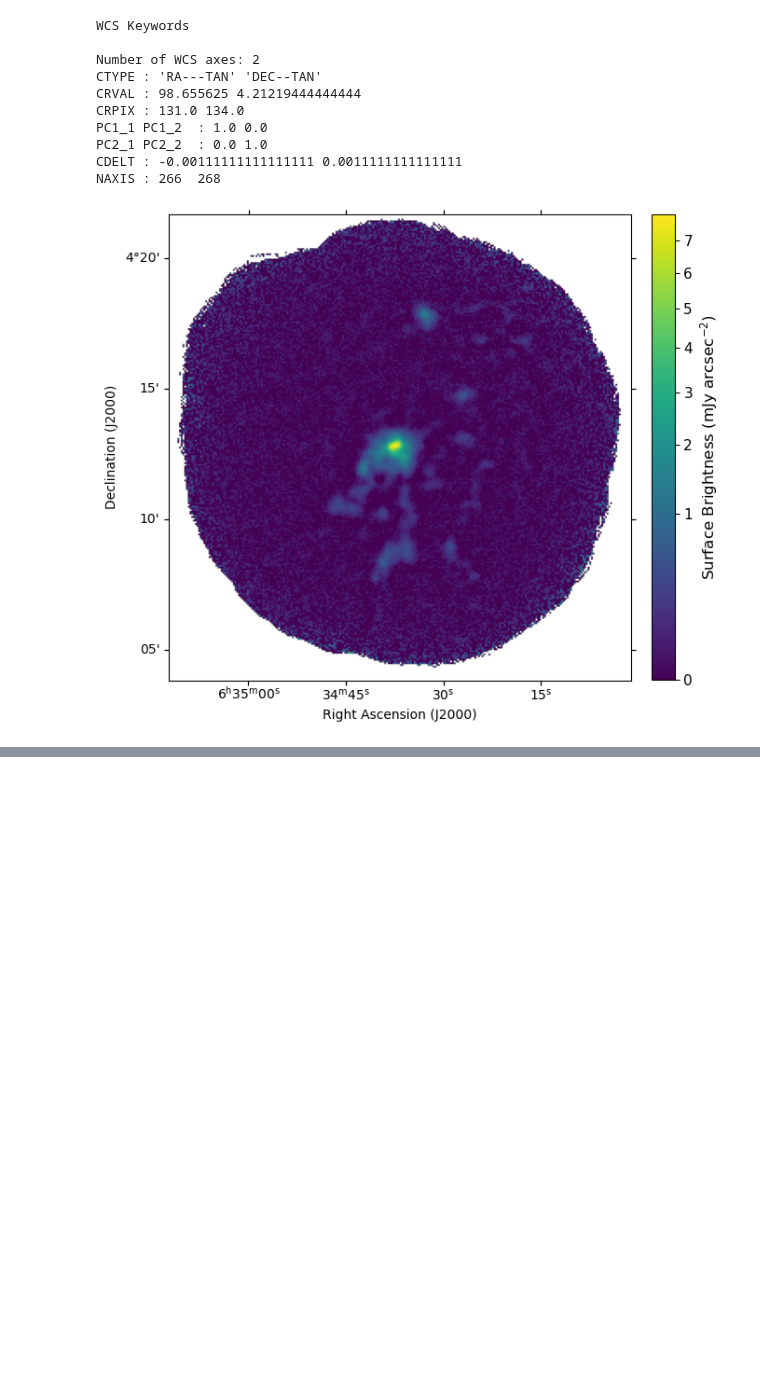
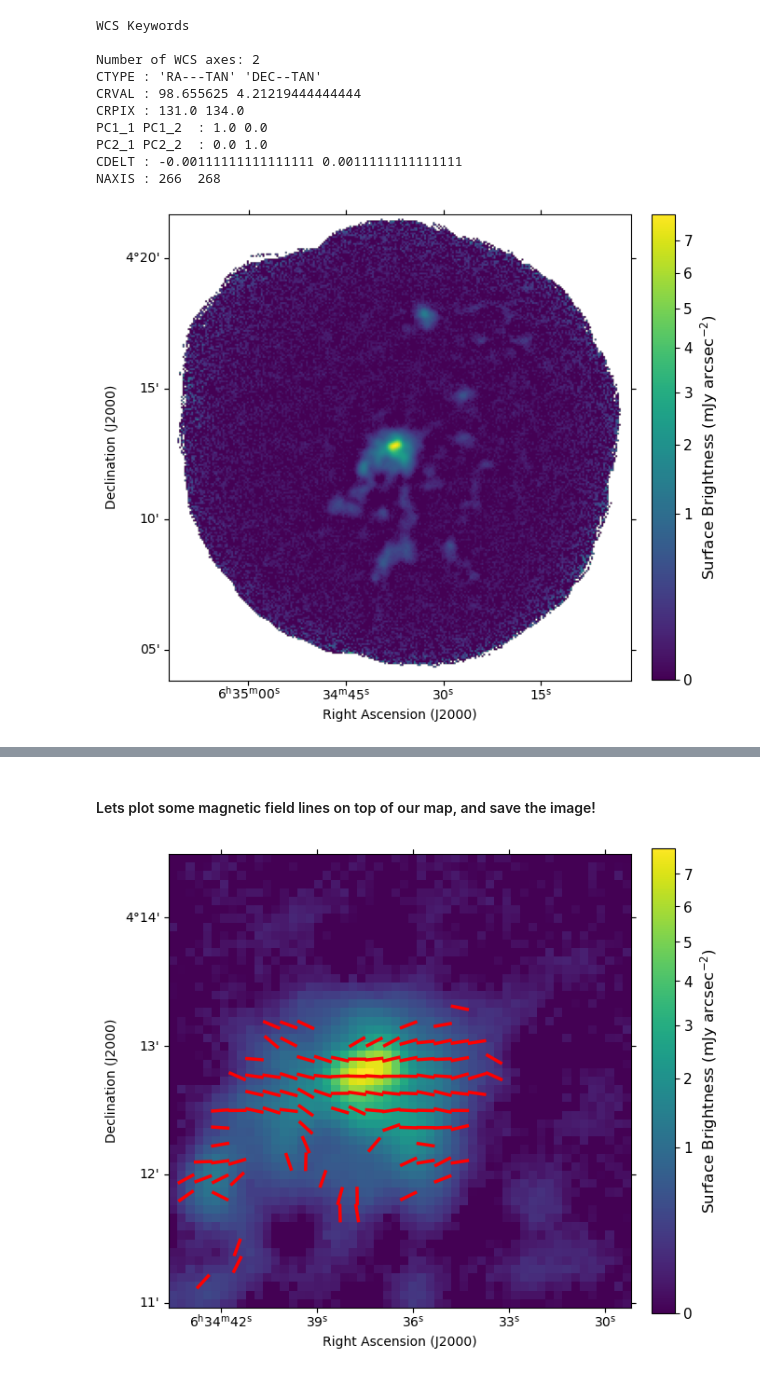
Before and after one commit to ben-wakefield-25/orbyts-repo, a Jupyter notebook: CODE/Test Code/PA.ipynb, the cells around one changed output, grey strips where cells are left out. Cells and saved outputs as stored; diff of their text form; code cells hidden in the pictures; blank space fills up the shorter version.

```diff
--- a/CODE/Test Code/PA.ipynb
+++ b/CODE/Test Code/PA.ipynb
@@ -32,7 +33,7 @@ q = vec.field(
     "Q"
 )  # This is Stokes Q, which describes a certain type of linear polarization intensity.
 dq = vec.field("DQ")  # This is the error value on Stokes Q
-u = vec.field(
+U = vec.field(
     "U"
 )  # This is Stokes U, which describes another separate kind of linear polarization intensity
 du = vec.field("DU")  # This is the error value on Stokes U
@@ -115,0 +185,48 @@ NAXIS : 266  268
+# %% [markdown]
+#### Lets plot some magnetic field lines on top of our map, and save the image!
+# %%
+fig = plt.figure(figsize=(7, 7))
+ax = plt.subplot(projection=cropwcs)
+
+norm = ImageNormalize(
+    cropimage, vmin=0.0, vmax=np.nanmax(cropimage), stretch=SqrtStretch()
+)
+
+image_show = plt.imshow(cropimage, origin="lower", norm=norm)  # cmap=cm.Greys,
+
+plt.xlabel("Right Ascension (J2000)")
+plt.ylabel("Declination (J2000)")
+
+cbar = plt.colorbar(image_show, fraction=0.046, pad=0.04)
+cbar.set_label(r"Surface Brightness (mJy arcsec$^{-2}$)", size=12)
+cbar.ax.tick_params(labelsize=11)
+
+
+plt.quiver(
+    xdegcrop,
+    ydegcrop,
+    np.cos(
+        np.radians(fangcrop)
+    ),  # NOTICE here we are using our PA angle, which we havent +90 yet to get Magnetic field angle.
+    np.sin(
+        np.radians(fangcrop)
+    ),  # BUT the way plt.quiver works, it does the rotation for us, so we don't need to do it outright ourselves.
+    pivot="middle",
+    scale=25,
+    headwidth=1.0,
+    headlength=0.0,
+    headaxislength=1.0,
+    width=0.007,
+    color="red",
+    label="POL-2",
+    zorder=12,
+)
+
+
+plt.savefig(
+    output_location + "map with magnetic field vectors.png",
+    bbox_inches="tight",
+    dpi=300,
+)
+# %% [output]
+[figure, added]
```
Also changed, not shown: parts of 10 cells of this notebook, 3 other files.
